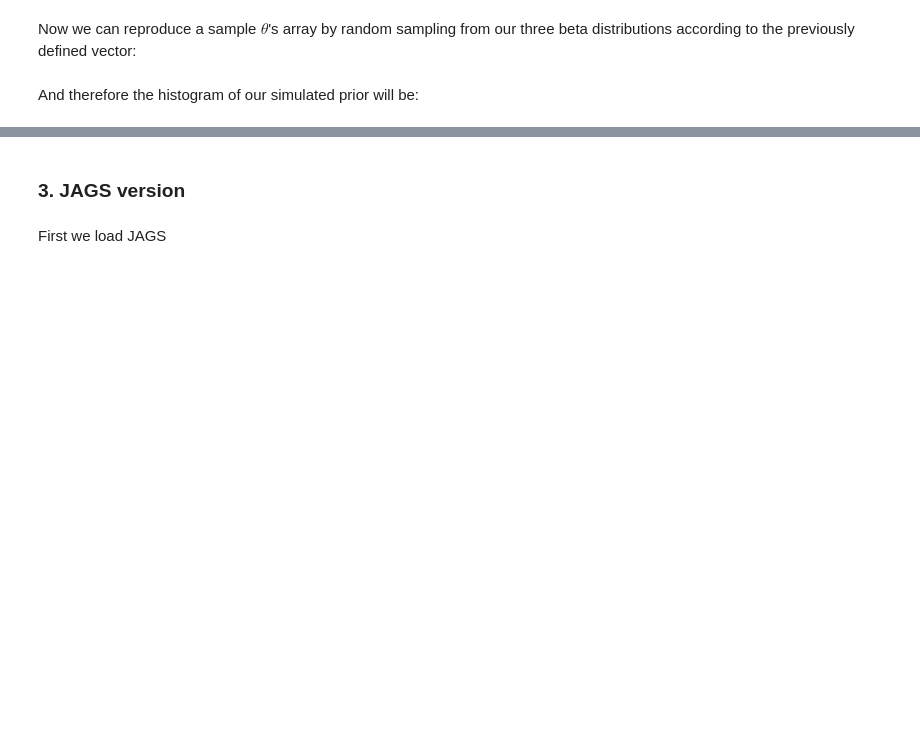
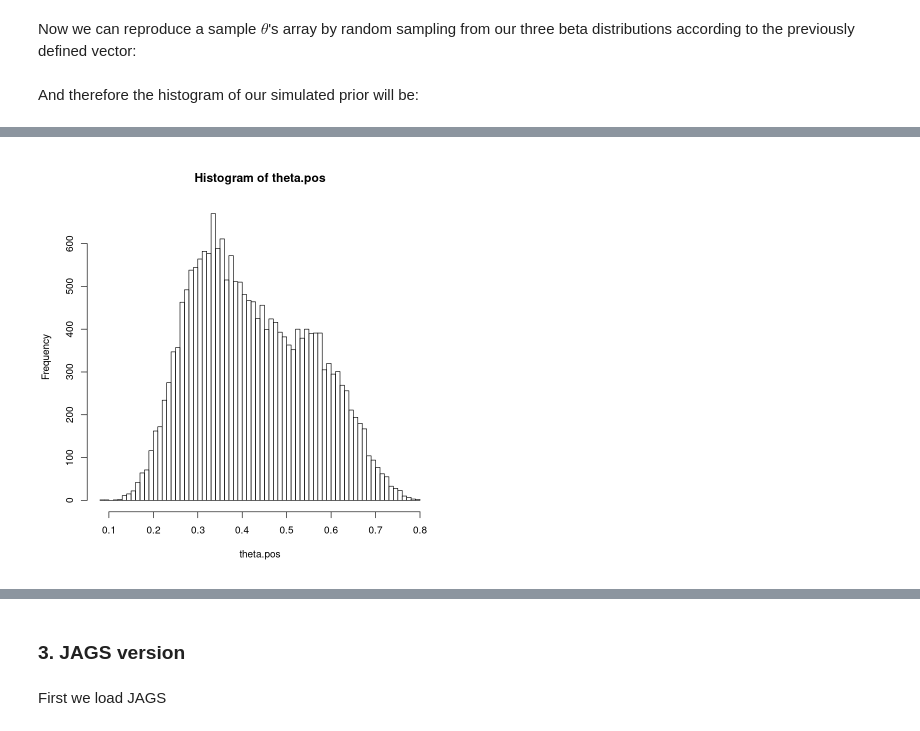
Before and after one commit to claudia-hm/BSPP, a Jupyter notebook: 2021-2022.Homework.01.Statements.ipynb, the cells around one changed output, grey strips where cells are left out. Saved outputs shown, nothing was run; the diff lists cells and outputs as text; code cells hidden in the pictures; blank space fills up the shorter version.

```diff
--- a/2021-2022.Homework.01.Statements.ipynb
+++ b/2021-2022.Homework.01.Statements.ipynb
@@ -506,0 +506,7 @@ hist(thetas.m.heads, breaks=50, freq=FALSE, main = "Histogram of thetas producin
+# %%
+posterior.a1<-prior.a1+x.obs
+posterior.b1<-prior.b1+n-x.obs
+posterior.a2<-prior.a2+x.obs
+posterior.b2<-prior.b2+n-x.obs
+posterior.a3<-prior.a3+x.obs
+posterior.b3<-prior.b3+n-x.obs
@@ -506,0 +523,8 @@ hist(thetas.m.heads, breaks=50, freq=FALSE, main = "Histogram of thetas producin
+# %%
+theta.pos <- c(rbeta(N, posterior.a1, posterior.b1)[beta_sampling == 1],
+               rbeta(N, posterior.a2, posterior.b2)[beta_sampling == 2],
+               rbeta(N, posterior.a3, posterior.b3)[beta_sampling == 3])
+# %%
+hist(theta.pos, breaks=100)
+# %% [output]
+[figure, added]
```
Also changed, not shown: parts of 27 cells of this notebook.
